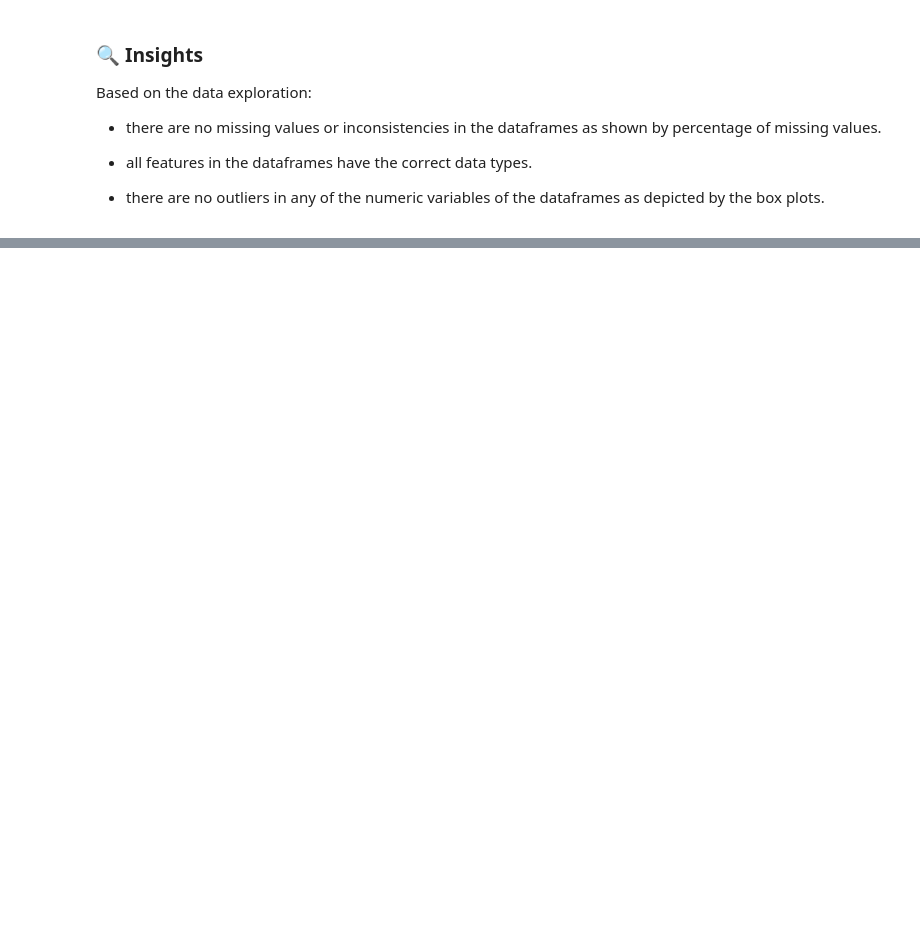
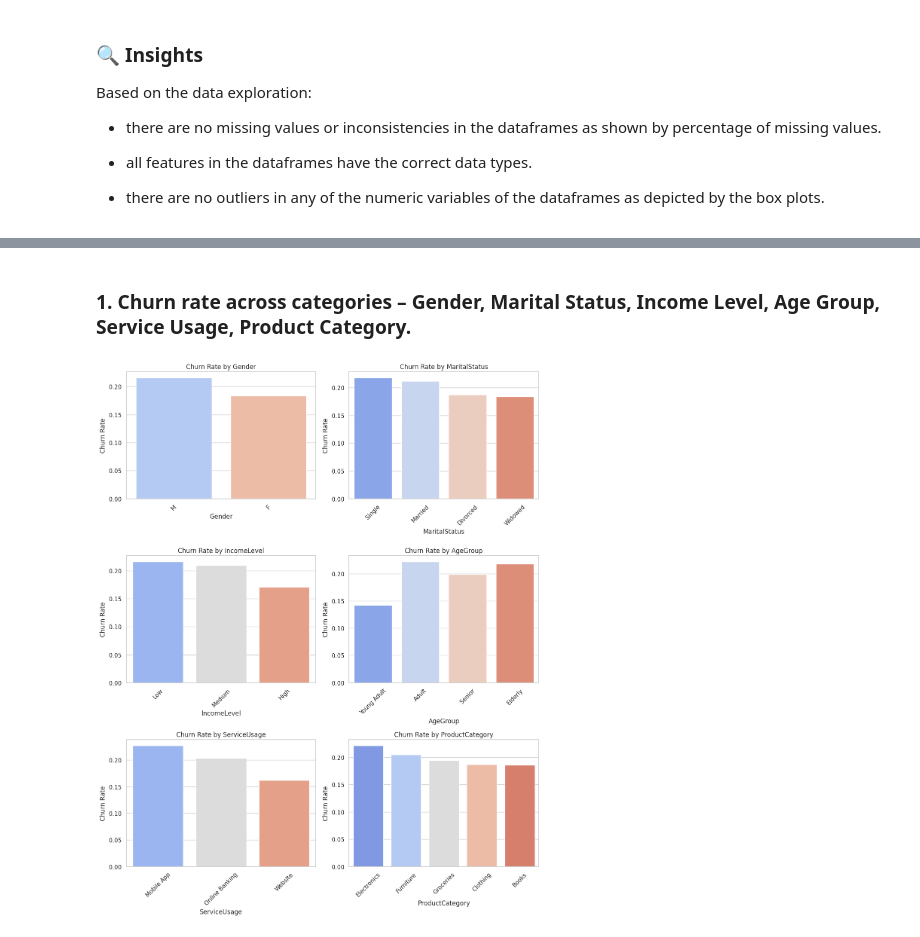
Before and after one commit to ifegunmax/My-Portfolio-Repo, a Jupyter notebook: Forage Projects/Lloyds_Banking_Group_Data_Science_Simulation.ipynb, the cells around one changed output, grey strips where cells are left out. Drawn from its saved outputs; the diff is of its cells as text; code cells hidden in the pictures; blank space fills up the shorter version.

```diff
--- a/Forage Projects/Lloyds_Banking_Group_Data_Science_Simulation.ipynb
+++ b/Forage Projects/Lloyds_Banking_Group_Data_Science_Simulation.ipynb
@@ -487,0 +345,24 @@ Train Logistic Regression, Random Forest, and Gradient Boosting models using the
+# %%
+# Create Derived Variables
+
+# Total amount spent per customer
+df_merged['TotalAmountSpent'] = \
+df_merged.groupby('CustomerID')['AmountSpent'].transform('sum')
+
+# Average transaction amount per customer
+df_merged['AvgTransactionAmount'] = \
+df_merged.groupby('CustomerID')['AmountSpent'].transform('mean')
+
+# Transaction frequency per customer
+df_merged['TransactionFrequency'] = \
+df_merged.groupby('CustomerID')['TransactionID'].transform('count')
+
+# Days since last login
+# df_merged['DaysSinceLastLogin'] = (pd.to_datetime('2025-04-19') - df_merged['LastLoginDate']).dt.days
+
+# Create age categories
+df_merged['AgeGroup'] = pd.cut(df_merged['Age'], bins=[0, 25, 45, 65, 100],
+                              labels=['Young Adult', 'Adult', 'Senior', 'Elderly'])
+
+# Display the first few rows with the new 'AgeGroup' column
+display(df_merged[['Age', 'AgeGroup']].head())
@@ -487,0 +379,24 @@ Train Logistic Regression, Random Forest, and Gradient Boosting models using the
+# %% [markdown]
+### **1. Churn rate across categories** – Gender, Marital Status, Income Level, Age Group, Service Usage, Product Category.
+# %%
+sns.set(style="whitegrid")
+
+# Churn rate across categories
+cat_features = ['Gender', 'MaritalStatus', 'IncomeLevel',
+                'AgeGroup', 'ServiceUsage', 'ProductCategory']
+
+# Create a single figure with subplots
+fig, axes = plt.subplots(nrows=3, ncols=2, figsize=(12, 15))
+axes = axes.flatten() # Flatten the 2D array of axes for easy iteration
+
+for i, col in enumerate(cat_features):
+    churn_rate = df_merged.groupby(col)['ChurnStatus'].mean().sort_values(ascending=False)
+    sns.barplot(x=churn_rate.index, y=churn_rate.values, palette='coolwarm', ax=axes[i])
+    axes[i].set_title(f'Churn Rate by {col}')
+    axes[i].set_ylabel('Churn Rate')
+    axes[i].tick_params(axis='x', rotation=45)
+
+plt.tight_layout() # Adjust layout to prevent overlapping titles/labels
+plt.show()
+# %% [output]
+[figure, added]
```
Also changed, not shown: parts of 71 cells of this notebook.
